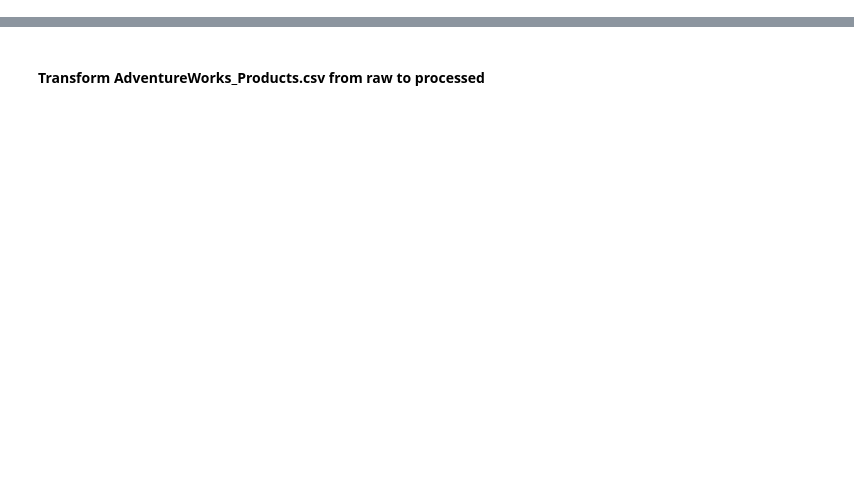
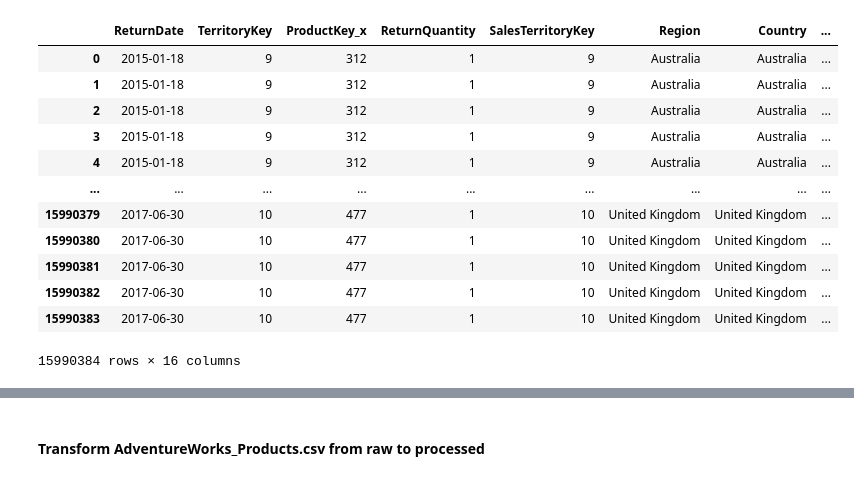
Before and after one commit to MeetPatel89/adventure_works_analysis, a Jupyter notebook: notebook.ipynb, the cells around one changed output, grey strips where cells are left out. Drawn from its saved outputs; the diff is of its cells as text; code cells hidden in the pictures; blank space fills up the shorter version.

```diff
--- a/notebook.ipynb
+++ b/notebook.ipynb
@@ -5,3 +5,5 @@ import config
 # %%
 # get module variables
 ROOT_DIR = config.ROOT_DIR
+# %%
+aw_territories = pd.read_csv(rf"{ROOT_DIR}/storage/processed/aw_territories_dim.csv")
@@ -7,0 +12,2 @@ ROOT_DIR = config.ROOT_DIR
+# %%
+aw_returns_fact = pd.read_csv(rf"{ROOT_DIR}/storage/processed/aw_returns_fact.csv")
@@ -7,0 +60,17 @@ ROOT_DIR = config.ROOT_DIR
+# %%
+# join returns fact --> territories dim --> sales fact
+pd.merge(left=aw_returns_fact, right=aw_territories, how='left', left_on='TerritoryKey', right_on='SalesTerritoryKey').merge(aw_sales_fact, how='left', on="TerritoryKey")
+# %% [output]
+|  | ReturnDate | TerritoryKey | ProductKey_x | ReturnQuantity | SalesTerritoryKey | Region | Country | ... |
+| 0 | 2015-01-18 | 9 | 312 | 1 | 9 | Australia | Australia | ... |
+| 1 | 2015-01-18 | 9 | 312 | 1 | 9 | Australia | Australia | ... |
+| 2 | 2015-01-18 | 9 | 312 | 1 | 9 | Australia | Australia | ... |
+| 3 | 2015-01-18 | 9 | 312 | 1 | 9 | Australia | Australia | ... |
+| 4 | 2015-01-18 | 9 | 312 | 1 | 9 | Australia | Australia | ... |
+| ... | ... | ... | ... | ... | ... | ... | ... | ... |
+| 15990379 | 2017-06-30 | 10 | 477 | 1 | 10 | United Kingdom | United Kingdom | ... |
+| 15990380 | 2017-06-30 | 10 | 477 | 1 | 10 | United Kingdom | United Kingdom | ... |
+| 15990381 | 2017-06-30 | 10 | 477 | 1 | 10 | United Kingdom | United Kingdom | ... |
+| 15990382 | 2017-06-30 | 10 | 477 | 1 | 10 | United Kingdom | United Kingdom | ... |
+| 15990383 | 2017-06-30 | 10 | 477 | 1 | 10 | United Kingdom | United Kingdom | ... |
+15990384 rows × 16 columns
```
Also changed, not shown: parts of 9 cells of this notebook, 1 other file.
